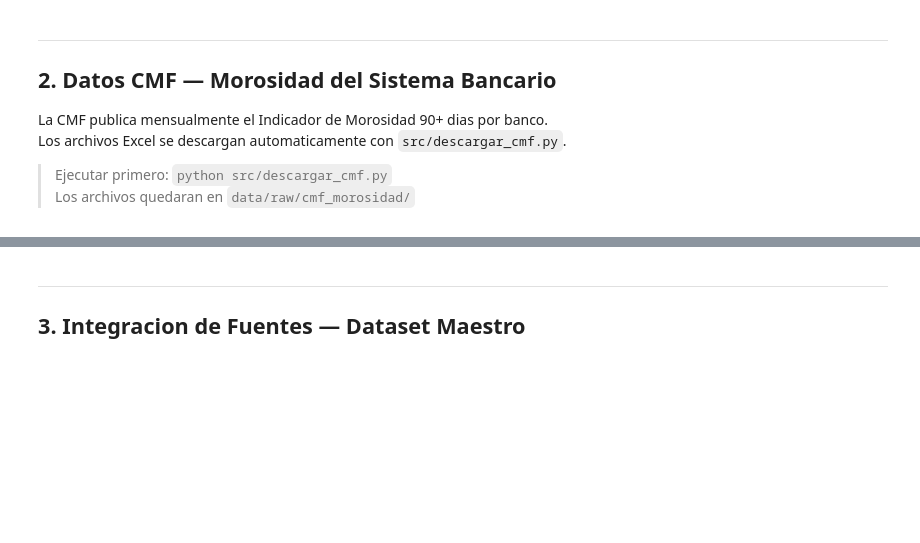
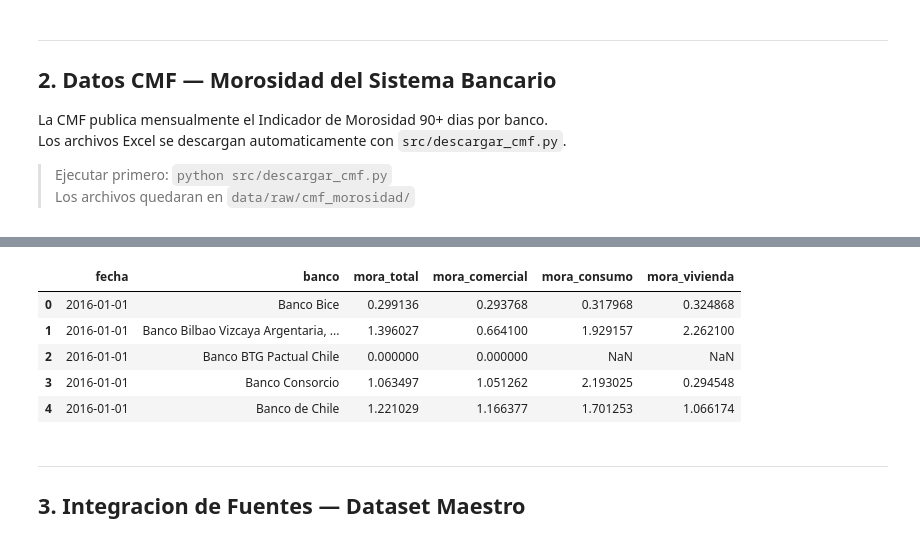
Before and after one commit to Iakrshn/chilean-banking-risk-monitor, a Jupyter notebook: notebooks/01_pipeline_datos.ipynb, the cells around one changed output, grey strips where cells are left out. Cells and saved outputs as stored; diff of their text form; code cells hidden in the pictures; blank space fills up the shorter version.

```diff
--- a/notebooks/01_pipeline_datos.ipynb
+++ b/notebooks/01_pipeline_datos.ipynb
@@ -163,22 +180,86 @@ def _generar_datos_muestra_cmf():
     return pd.DataFrame(registros)
 
 
+def parsear_archivo_cmf(archivo, fecha):
+    """Parser robusto SBIF (2015-2018) + CMF pre/post IFRS-9 (2019-2021 / 2022+)."""
+    df = pd.read_excel(archivo, header=None)
+
+    prefijos_banco = (
+        'Banco ', 'Scotiabank', 'HSBC', 'JP Morgan', 'Jp Morgan',
+        'China Construction', 'Bank of', 'Tanner', 'BBVA', 'Citibank',
+        'Itaú', 'Itau',
+    )
+
+    # Detecta en qué columna están los bancos (0 antes de 2022, 1 desde 2022)
+    fila_inicio, col_banco = None, None
+    for col in (0, 1):
+        for i in range(len(df)):
+            v = str(df.iloc[i, col]).strip()
+            if v.startswith(prefijos_banco):
+                fila_inicio, col_banco = i, col
+                break
+        if fila_inicio is not None:
+            break
+
+    if fila_inicio is None:
+        raise ValueError('No se encontró fila de inicio de bancos')
+
+    # Las columnas de datos quedan desplazadas el mismo offset que la columna de bancos
+    off = col_banco
+    col_total, col_com, col_con, col_viv = 2 + off, 3 + off, 5 + off, 6 + off
+
+    registros = []
+    for i in range(fila_inicio, len(df)):
+        nombre = str(df.iloc[i, col_banco]).strip()
+        if not nombre or nombre.lower() == 'nan':
+            break
+        if 'Sistema Bancario' in nombre or nombre.startswith(('Notas', '(', '*')):
+            break
+        if not nombre.startswith(prefijos_banco):
+            continue
+
+        registros.append({
+            'fecha'         : fecha,
+            'banco'         : nombre,
+            'mora_total'    : pd.to_numeric(df.iloc[i, col_total], errors='coerce'),
+            'mora_comercial': pd.to_numeric(df.iloc[i, col_com],   errors='coerce'),
+            'mora_consumo'  : pd.to_numeric(df.iloc[i, col_con],   errors='coerce'),
+            'mora_vivienda' : pd.to_numeric(df.iloc[i, col_viv],   errors='coerce'),
+        })
+    return pd.DataFrame(registros)
+
+
+
 def parsear_morosidad_cmf(directorio):
     archivos = sorted(Path(directorio).glob('*.xlsx'))
     if not archivos:
         print('No se encontraron archivos Excel. Usando datos de muestra...')
         return _generar_datos_muestra_cmf()
-    registros = []
+
+    dfs, errores = [], []
     for archivo in archivos:
         try:
-            partes = archivo.stem.split('_')
-            fecha  = pd.to_datetime(f"{partes[1]}-{partes[2]}-01")
-            df_sheet = pd.read_excel(archivo, header=2)
-            df_sheet['fecha'] = fecha
-            registros.append(df_sheet)
+            partes = archivo.stem.split('_')              # ['morosidad', '2016-01']
+            fecha  = pd.to_datetime(f"{partes[1]}-01")    # '2016-01-01'
+            df     = parsear_archivo_cmf(archivo, fecha)
+            if not df.empty:
+                dfs.append(df)
+            else:
+                errores.append((archivo.name, 'sin filas'))
         except Exception as e:
-            print(f'  Error en {archivo.name}: {e}')
-    return pd.concat(registros, ignore_index=True) if registros else _generar_datos_muestra_cmf()
+            errores.append((archivo.name, str(e)))
+
+    if errores:
+        print(f'  {len(errores)} archivos con problemas (mostrando primeros 3):')
+        for nombre, err in errores[:3]:
+            print(f'    {nombre}: {err}')
+
+    if not dfs:
+        print('No se pudo parsear nada. Usando datos de muestra.')
+        return _generar_datos_muestra_cmf()
+
+    return pd.concat(dfs, ignore_index=True)
+
 
 
 print('Procesando datos CMF...')
@@ -190,3 +271,4 @@ print(f'Dataset CMF: {df_cmf.shape}')
 print(f'Bancos: {df_cmf["banco"].nunique()}')
 print(f'Periodo: {df_cmf["fecha"].min().strftime("%Y-%m")} a {df_cmf["fecha"].max().strftime("%Y-%m")}')
 df_cmf.head()
+# %% [output]
@@ -193,3 +279,9 @@ df_cmf.head()
+|  | fecha | banco | mora_total | mora_comercial | mora_consumo | mora_vivienda |
+| 0 | 2016-01-01 | Banco Bice | 0.299136 | 0.293768 | 0.317968 | 0.324868 |
+| 1 | 2016-01-01 | Banco Bilbao Vizcaya Argentaria, ... | 1.396027 | 0.664100 | 1.929157 | 2.262100 |
+| 2 | 2016-01-01 | Banco BTG Pactual Chile | 0.000000 | 0.000000 | NaN | NaN |
+| 3 | 2016-01-01 | Banco Consorcio | 1.063497 | 1.051262 | 2.193025 | 0.294548 |
+| 4 | 2016-01-01 | Banco de Chile | 1.221029 | 1.166377 | 1.701253 | 1.066174 |
 # %% [markdown]
 ---
 ## 3. Integracion de Fuentes — Dataset Maestro
```
Also changed, not shown: parts of 6 cells of this notebook, 10 other files.
